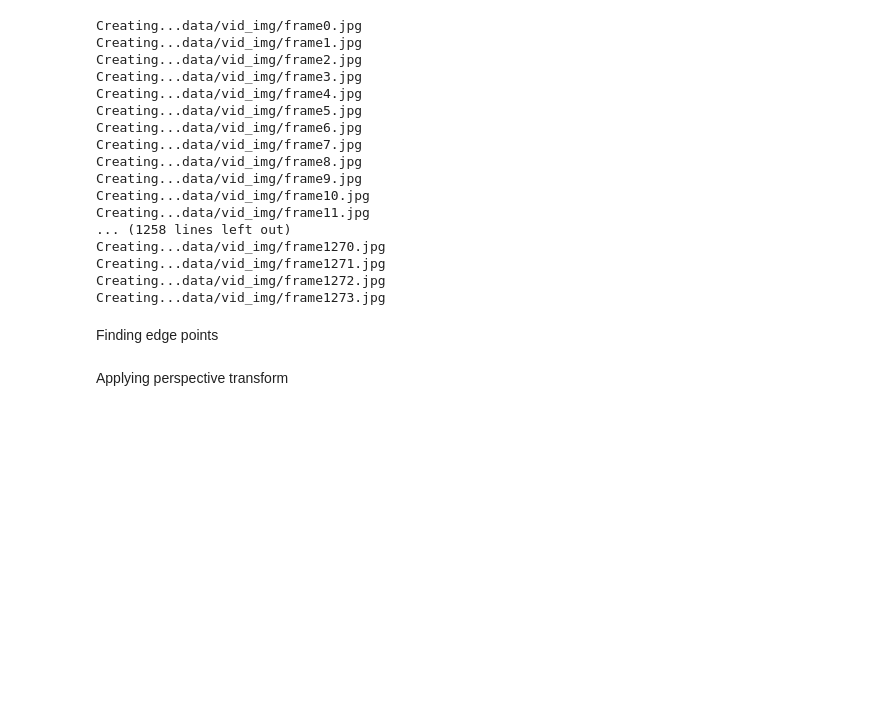
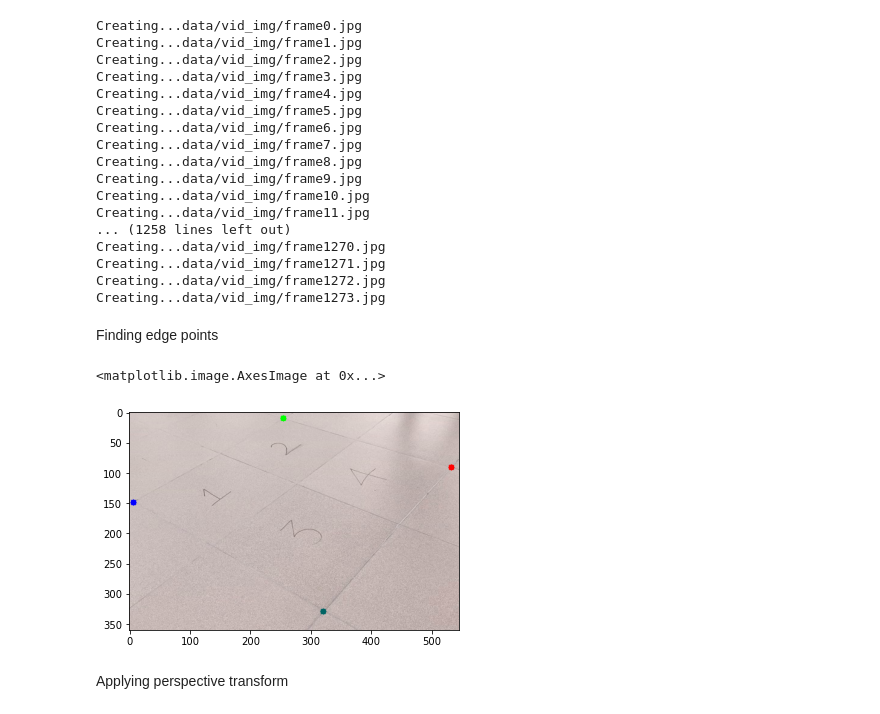
Before and after one commit to gokulg02/DEXBOT-CV-workshop, a Jupyter notebook: Hands_on_project.ipynb, the cells around one changed output. Drawn from its saved outputs; the diff is of its cells as text; code cells hidden in the pictures; blank space fills up the shorter version.

```diff
--- a/Hands_on_project.ipynb
+++ b/Hands_on_project.ipynb
@@ -52,11 +52,14 @@ Creating...data/vid_img/frame1273.jpg
 Finding edge points
 # %%
 f= cv2.imread(r'data/vid_img/frame55.jpg')
-image = cv2.circle(f, ___ , radius=0, color=(0, 0, 255), thickness=10) #A
-image = cv2.circle(f, ___ , radius=0, color=(0, 255, 0), thickness=10) #B
-image = cv2.circle(f, ___ , radius=0, color=(255, 0, 0), thickness=10) #C
-image = cv2.circle(f, ___ , radius=0, color=(0, 100, 100), thickness=10) #D
+image = cv2.circle(f, (7,149) , radius=0, color=(0, 0, 255), thickness=10) #A
+image = cv2.circle(f, (255,10) , radius=0, color=(0, 255, 0), thickness=10) #B
+image = cv2.circle(f, (533,91) , radius=0, color=(255, 0, 0), thickness=10) #C
+image = cv2.circle(f, (321,329) , radius=0, color=(0, 100, 100), thickness=10) #D
 plt.imshow(image)
+# %% [output]
+<matplotlib.image.AxesImage at 0x...>
+[figure, added]
 # %% [markdown]
 Applying perspective transform
 # %%
```
